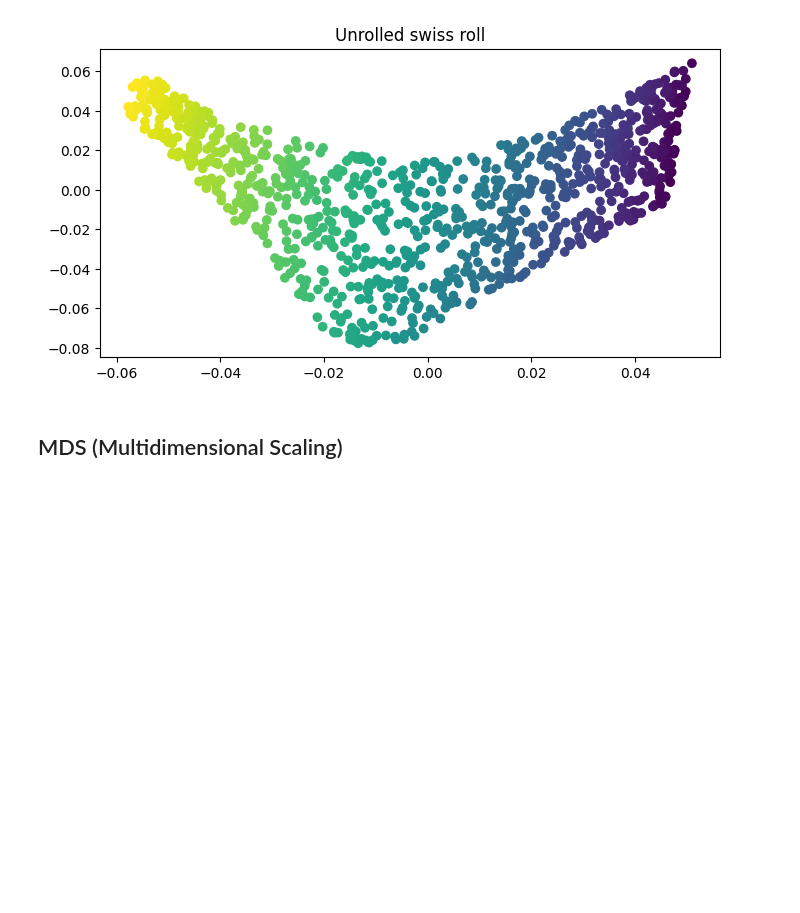
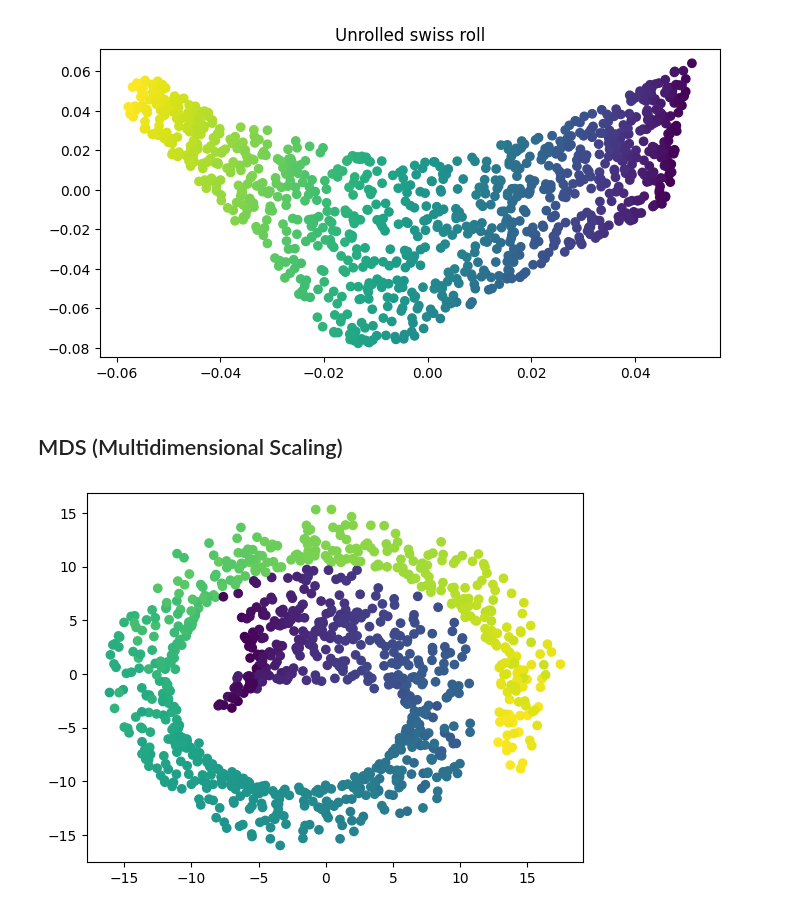
Before and after one commit to Zane-dev16/Dimensionality-Reduction-Notebooks, a Jupyter notebook: notebooks/swiss_roll.ipynb, the cells around one changed output. Cells and saved outputs as stored; diff of their text form; code cells hidden in the pictures; blank space fills up the shorter version.

Commit message:
Plot MDS

```diff
--- a/notebooks/swiss_roll.ipynb
+++ b/notebooks/swiss_roll.ipynb
@@ -73,3 +73,8 @@ from sklearn.manifold import MDS
 
 mds = MDS(n_components=2, normalized_stress=False, random_state=42)
 X_reduced_mds = mds.fit_transform(X_swiss)
+# %%
+plt.scatter(X_reduced_mds[:, 0], X_reduced_mds[:, 1], c=t)
+plt.show()
+# %% [output]
+[figure, added]
```
